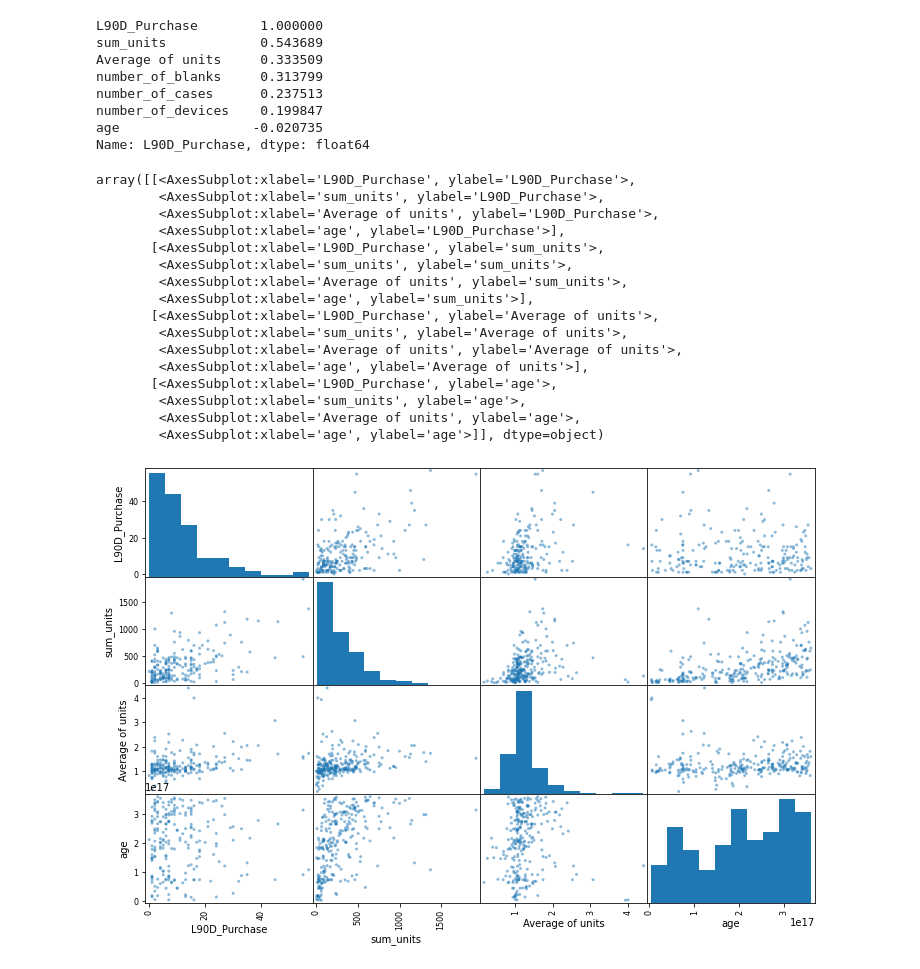
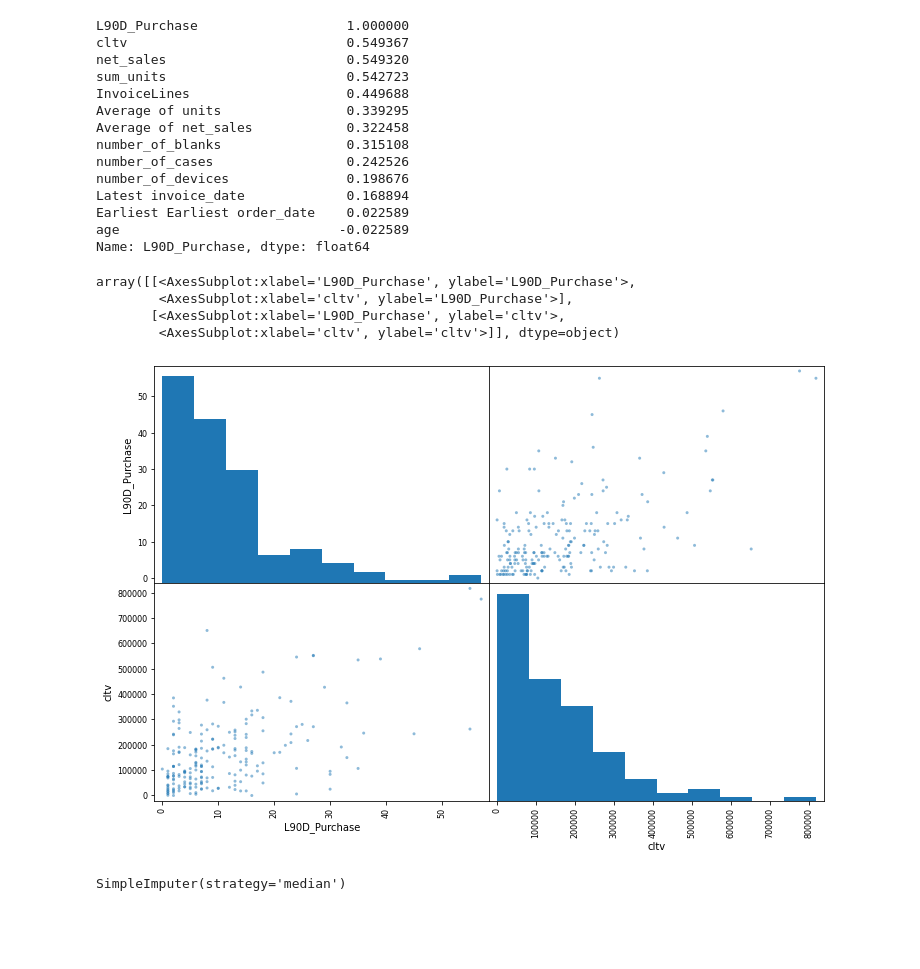
Before and after one commit to fjblau/ml, a Jupyter notebook: mltest-ag.ipynb, the cells around one changed output. Cells and saved outputs as stored; diff of their text form; code cells hidden in the pictures; blank space fills up the shorter version.

```diff
--- a/mltest-ag.ipynb
+++ b/mltest-ag.ipynb
@@ -5,7 +5,7 @@ import os
 def load_ag_data():
     AG_PATH=os.path.join("datasets", "ag")
     csv_path=os.path.join(AG_PATH, "ltv_export.csv")
-    return pd.read_csv(csv_path, parse_dates=["Earliest Earliest order_date"])
+    return pd.read_csv(csv_path, parse_dates=["Earliest Earliest order_date", "Latest invoice_date"])
 # %%
 ag= load_ag_data()
 ag.head()
@@ -25,6 +25,9 @@ f_date = ag["Earliest Earliest order_date"]
 l_date = datetime.today()
 delta = l_date - f_date
 ag["age"]=delta.view(int)
+ag["cltv"]=(pd.to_numeric(ag["Average of net_sales"])*pd.to_numeric(ag["InvoiceLines"]))*4.1
+ag["Earliest Earliest order_date"] = ag["Earliest Earliest order_date"].apply(lambda x: x.value)
+ag["Latest invoice_date"] = ag["Latest invoice_date"].apply(lambda x: x.value)
 # %%
 ag.info()
 # %% [output]
@@ -71,33 +72,34 @@ corr_matrix=ag.corr()
 # %%
 corr_matrix["L90D_Purchase"].sort_values(ascending=False)
 # %% [output]
-L90D_Purchase        1.000000
-sum_units            0.543689
-Average of units     0.333509
-number_of_blanks     0.313799
-number_of_cases      0.237513
-number_of_devices    0.199847
-age                 -0.020735
+L90D_Purchase                   1.000000
+cltv                            0.549367
+net_sales                       0.549320
+sum_units                       0.542723
+InvoiceLines                    0.449688
+Average of units                0.339295
+Average of net_sales            0.322458
+number_of_blanks                0.315108
+number_of_cases                 0.242526
+number_of_devices               0.198676
+Latest invoice_date             0.168894
+Earliest Earliest order_date    0.022589
+age                            -0.022589
 Name: L90D_Purchase, dtype: float64
 # %%
 from pandas.plotting import scatter_matrix
-attributes = ["L90D_Purchase", "sum_units", "Average of units", "age"]
+attributes = ["L90D_Purchase", "cltv"]
 scatter_matrix(ag[attributes], figsize=(12,8))
 # %% [output]
 array([[<AxesSubplot:xlabel='L90D_Purchase', ylabel='L90D_Purchase'>,
-        <AxesSubplot:xlabel='sum_units', ylabel='L90D_Purchase'>,
-        <AxesSubplot:xlabel='Average of units', ylabel='L90D_Purchase'>,
-        <AxesSubplot:xlabel='age', ylabel='L90D_Purchase'>],
-       [<AxesSubplot:xlabel='L90D_Purchase', ylabel='sum_units'>,
-        <AxesSubplot:xlabel='sum_units', ylabel='sum_units'>,
-        <AxesSubplot:xlabel='Average of units', ylabel='sum_units'>,
-        <AxesSubplot:xlabel='age', ylabel='sum_units'>],
-       [<AxesSubplot:xlabel='L90D_Purchase', ylabel='Average of units'>,
-        <AxesSubplot:xlabel='sum_units', ylabel='Average of units'>,
-        <AxesSubplot:xlabel='Average of units', ylabel='Average of units'>,
-        <AxesSubplot:xlabel='age', ylabel='Average of units'>],
-       [<AxesSubplot:xlabel='L90D_Purchase', ylabel='age'>,
-        <AxesSubplot:xlabel='sum_units', ylabel='age'>,
-        <AxesSubplot:xlabel='Average of units', ylabel='age'>,
-        <AxesSubplot:xlabel='age', ylabel='age'>]], dtype=object)
+        <AxesSubplot:xlabel='cltv', ylabel='L90D_Purchase'>],
+       [<AxesSubplot:xlabel='L90D_Purchase', ylabel='cltv'>,
+        <AxesSubplot:xlabel='cltv', ylabel='cltv'>]], dtype=object)
-[figure, old version]
+[figure, new version]
+# %%
+from sklearn.impute import SimpleImputer
+imputer = SimpleImputer(strategy="median")
+ag_num = ag.drop("name", axis=1)
+imputer.fit(ag_num)
+# %% [output]
+SimpleImputer(strategy='median')
```
Also changed, not shown: parts of 8 cells of this notebook.
